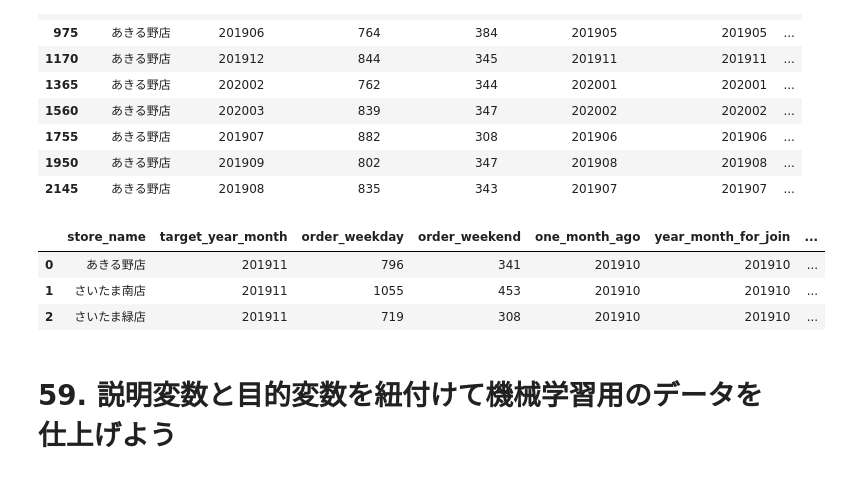
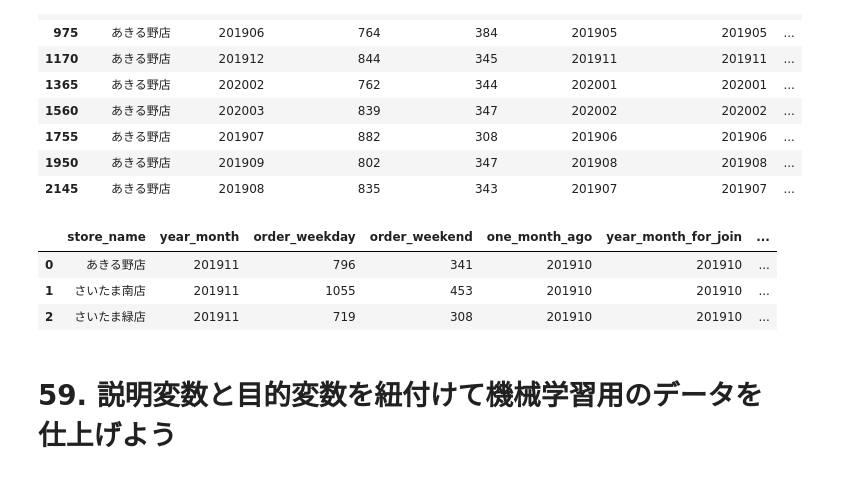
Before and after one commit to YutoTakaki0626/Machine-learning-100, a Jupyter notebook: ch6/main.ipynb, the cells around one changed output. Saved outputs shown, nothing was run; the diff lists cells and outputs as text; code cells hidden in the pictures.

```diff
--- a/ch6/main.ipynb
+++ b/ch6/main.ipynb
@@ -346,15 +345,15 @@ y.loc[y['store_name'] == 'あきる野店']
 # %%
 y.dropna(inplace=True)
 
 y.loc[y['order_weekday'] - y['order_weekday_one_month_ago'] > 0, 'y_weekday'] = 1
 y.loc[y['order_weekday'] - y['order_weekday_one_month_ago'] <= 0, 'y_weekday'] = 0
 
-y.loc[y['order_weekday'] - y['order_weekend_one_month_ago'] > 0, 'y_weekend'] = 1
-y.loc[y['order_weekday'] - y['order_weekend_one_month_ago'] <= 0, 'y_weekend'] = 0
+y.loc[y['order_weekend'] - y['order_weekend_one_month_ago'] > 0, 'y_weekend'] = 1
+y.loc[y['order_weekend'] - y['order_weekend_one_month_ago'] <= 0, 'y_weekend'] = 0
 
 y.head(3)
 # %% [output]
-|  | store_name | target_year_month | order_weekday | order_weekend | one_month_ago | year_month_for_join | ... |
+|  | store_name | year_month | order_weekday | order_weekend | one_month_ago | year_month_for_join | ... |
 | 0 | あきる野店 | 201911 | 796 | 341 | 201910 | 201910 | ... |
 | 1 | さいたま南店 | 201911 | 1055 | 453 | 201910 | 201910 | ... |
 | 2 | さいたま緑店 | 201911 | 719 | 308 | 201910 | 201910 | ... |
```
Also changed, not shown: parts of 2 cells of this notebook.
